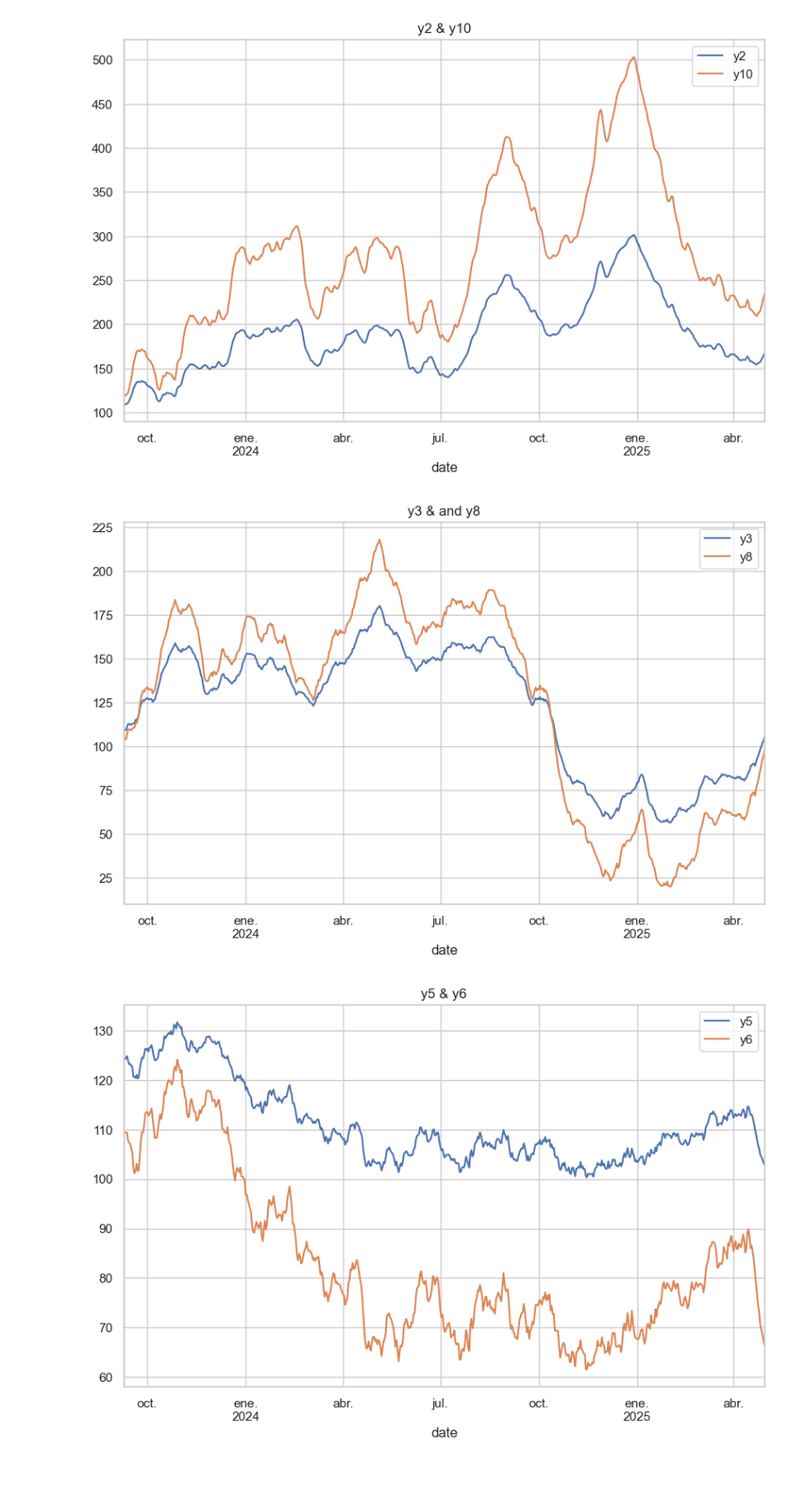
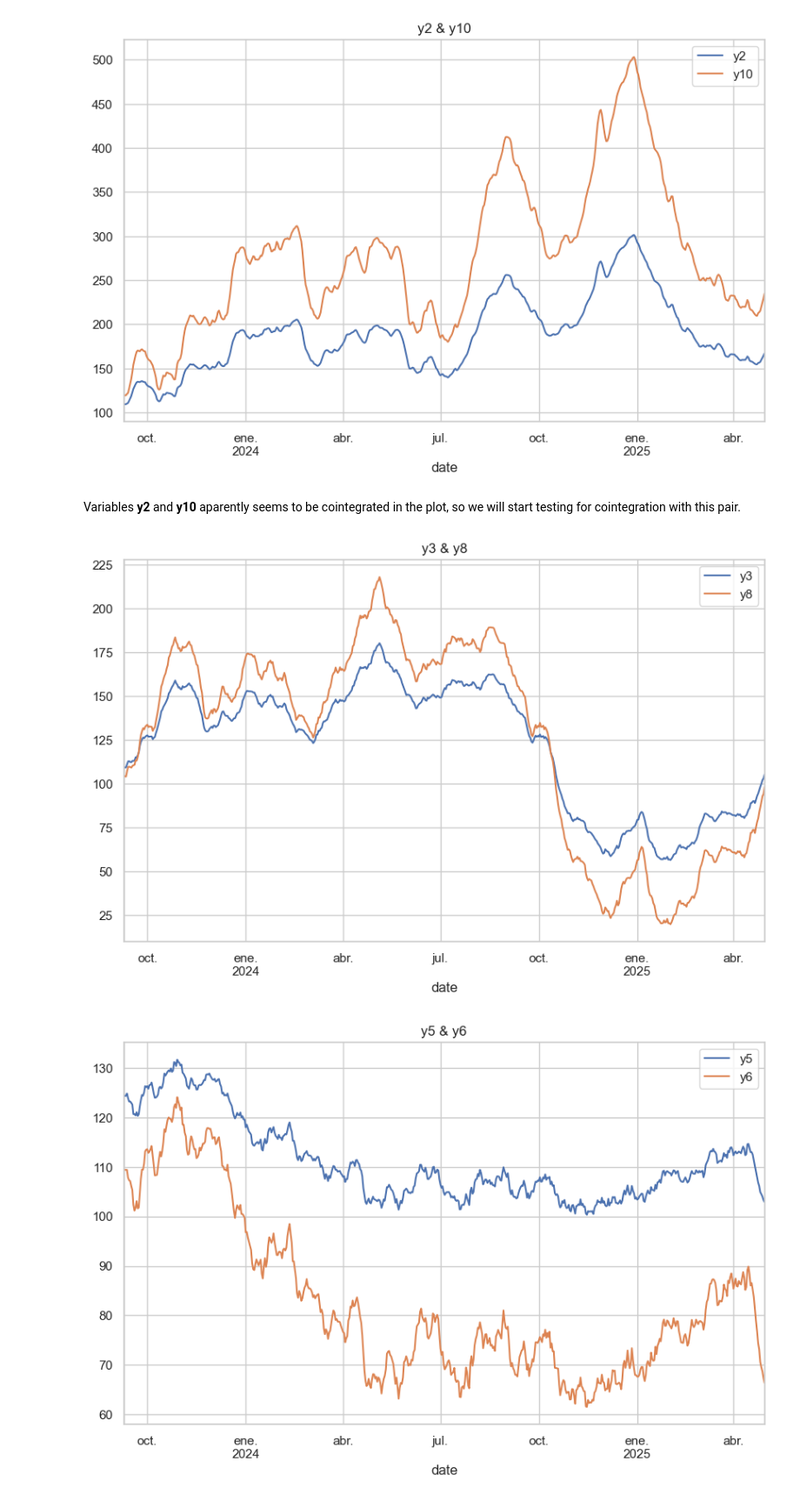
Before and after one commit to isidromoroso/TSA_project, a Jupyter notebook: TSA_project.ipynb, the cells around one changed output. Shown at 87% size. Cells and saved outputs as stored; diff of their text form; code cells hidden in the pictures; blank space fills up the shorter version.

```diff
--- a/TSA_project.ipynb
+++ b/TSA_project.ipynb
@@ -67,11 +77,13 @@ df[['y2','y10']].plot(figsize=(10, 6), title="y2 & y10")
 plt.show()
 # %% [output]
 [figure]
+# %% [markdown]
+Variables **y2** and **y10** aparently seems to be cointegrated in the plot, so we will start testing for cointegration with this pair.
 # %%
-df[['y3', 'y8']].plot(figsize=(10, 6), title="y3 & and y8")
+df[['y3', 'y8']].plot(figsize=(10, 6), title="y3 & y8")
 plt.show()
 # %% [output]
-[figure, old version]
+[figure, new version]
 # %%
 df[['y5', 'y6']].plot(figsize=(10, 6), title="y5 & y6")
 plt.show()
```
Also changed, not shown: parts of 84 cells of this notebook.
